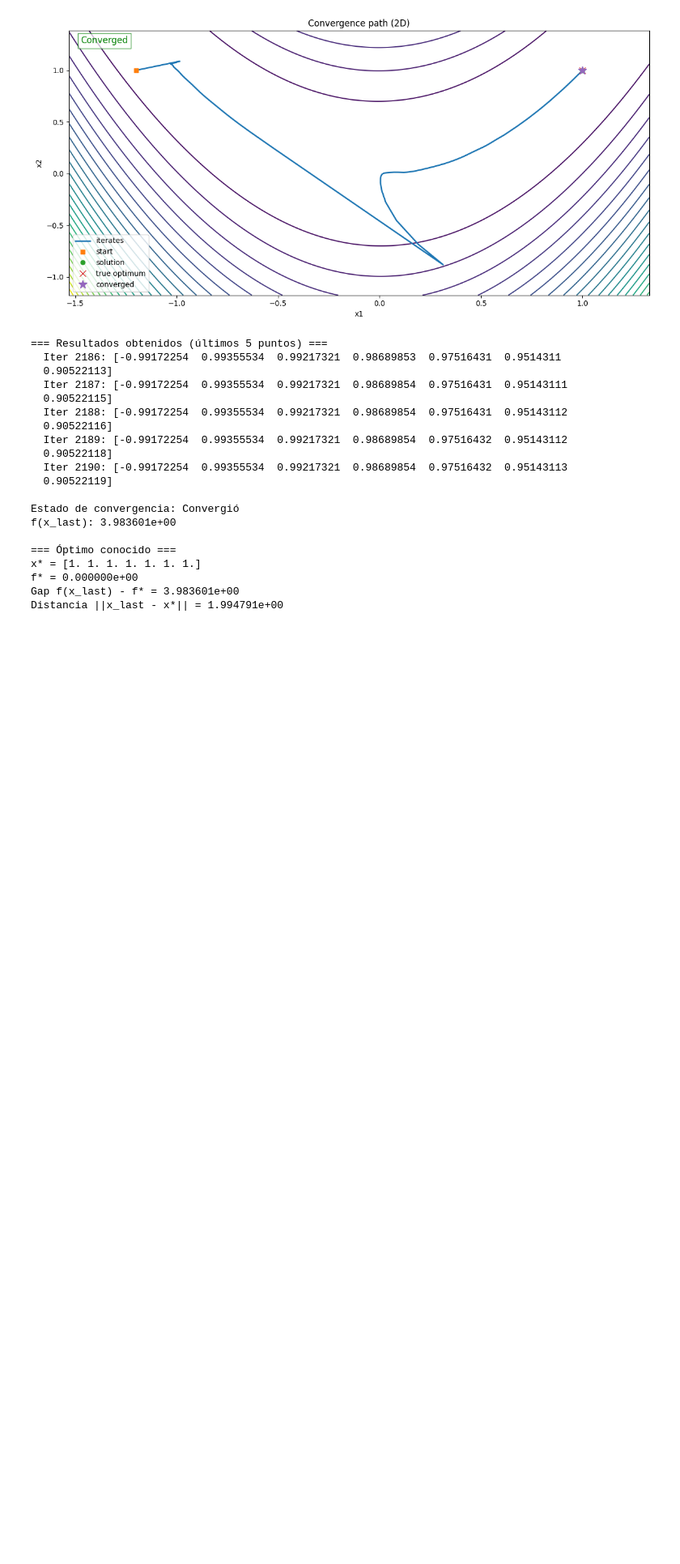
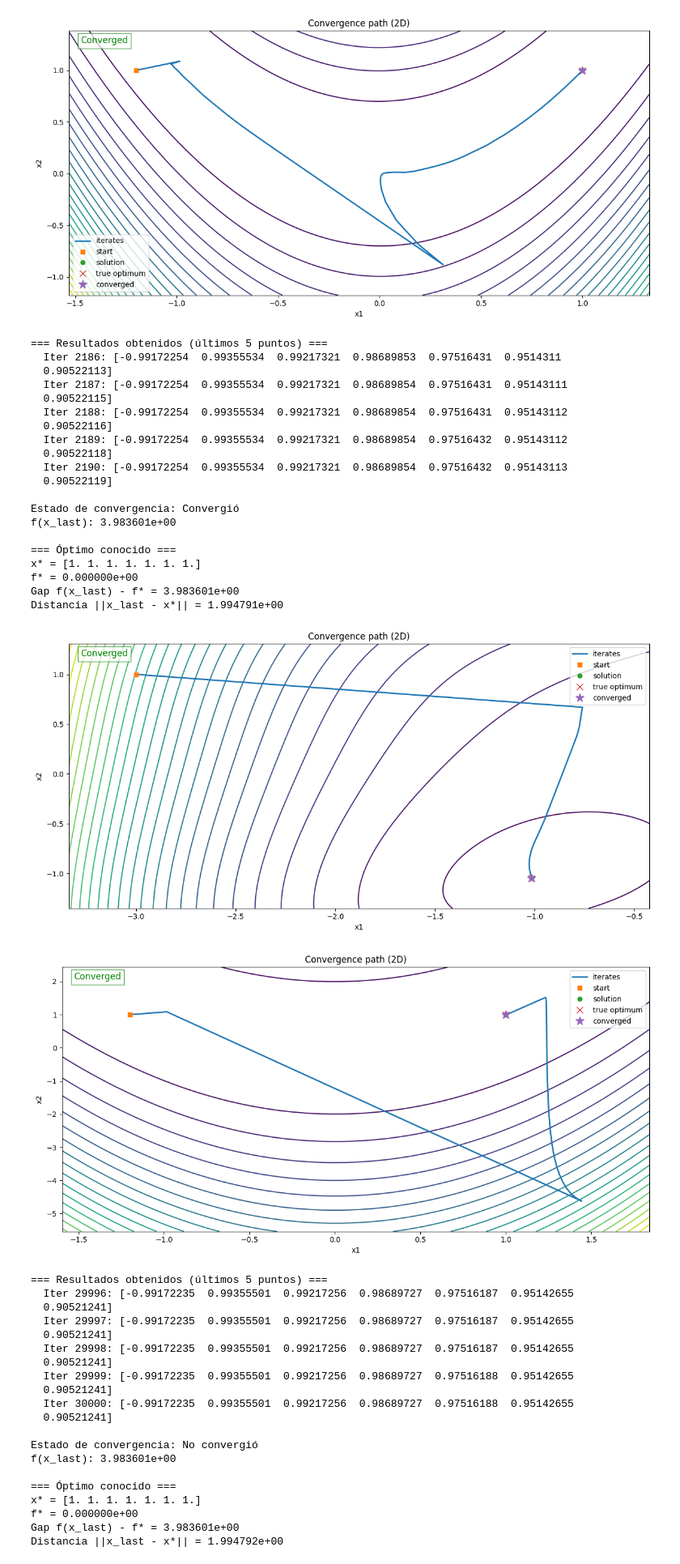
Before and after one commit to JosueSay/labs-ms, a Jupyter notebook: Labs/lab3/problema_1_2/p1_p2.ipynb, the cells around one changed output. Shown at 81% size. Cells and saved outputs as stored; diff of their text form; code cells hidden in the pictures; blank space fills up the shorter version.

Commit message:
feat: completando imagenes por cada método

```diff
--- a/Labs/lab3/problema_1_2/p1_p2.ipynb
+++ b/Labs/lab3/problema_1_2/p1_p2.ipynb
@@ -1476,0 +1504,37 @@ Distancia ||x_last - x*|| = 1.994791e+00
+# %%
+result_bfgs = collectBFGSResults(
+    alpha_a=0.02, alpha_b=1e-3, alpha_c=5e-4,
+    maxIter_a=2000, maxIter_b=30000, maxIter_c=30000,
+    tol_a=1e-6, tol_b=1e-6, tol_c=1e-6,
+    stopCrit="grad",
+    isPlottable_a=True, isPlottable_b=True, isPlottable_c=False,
+    H0=None, skipUpdateIf=1e-12, ensureDescent=True
+)
+
+writeIndividualLogs(result_bfgs, baseDir="log", prefix="bfgs_naive")
+plotConvergencePath(result_bfgs["case_a"], f=f_a,      x_star=xstar_a, f_star=fstar_a, ampliturd=1, savePath="log/bfgs_case_a.png")
+plotConvergencePath(result_bfgs["case_b_rosen2"], f=f_rosen2, x_star=xstar_b, f_star=fstar_b, ampliturd=1, savePath="log/bfgs_case_b.png")
+plotConvergencePath(result_bfgs["case_c_rosen7"], f=f_rosen7, x_star=xstar_c, f_star=fstar_c)
+# %% [output]
+[figure, added]
+[figure, added]
+=== Resultados obtenidos (últimos 5 puntos) ===
+  Iter 29996: [-0.99172235  0.99355501  0.99217256  0.98689727  0.97516187  0.95142655
+  0.90521241]
+  Iter 29997: [-0.99172235  0.99355501  0.99217256  0.98689727  0.97516187  0.95142655
+  0.90521241]
+  Iter 29998: [-0.99172235  0.99355501  0.99217256  0.98689727  0.97516187  0.95142655
+  0.90521241]
+  Iter 29999: [-0.99172235  0.99355501  0.99217256  0.98689727  0.97516188  0.95142655
+  0.90521241]
+  Iter 30000: [-0.99172235  0.99355501  0.99217256  0.98689727  0.97516188  0.95142655
+  0.90521241]
+
+Estado de convergencia: No convergió
+f(x_last): 3.983601e+00
+
+=== Óptimo conocido ===
+x* = [1. 1. 1. 1. 1. 1. 1.]
+f* = 0.000000e+00
+Gap f(x_last) - f* = 3.983601e+00
+Distancia ||x_last - x*|| = 1.994792e+00
```
Also changed, not shown: parts of 7 cells of this notebook, 2 other files.
